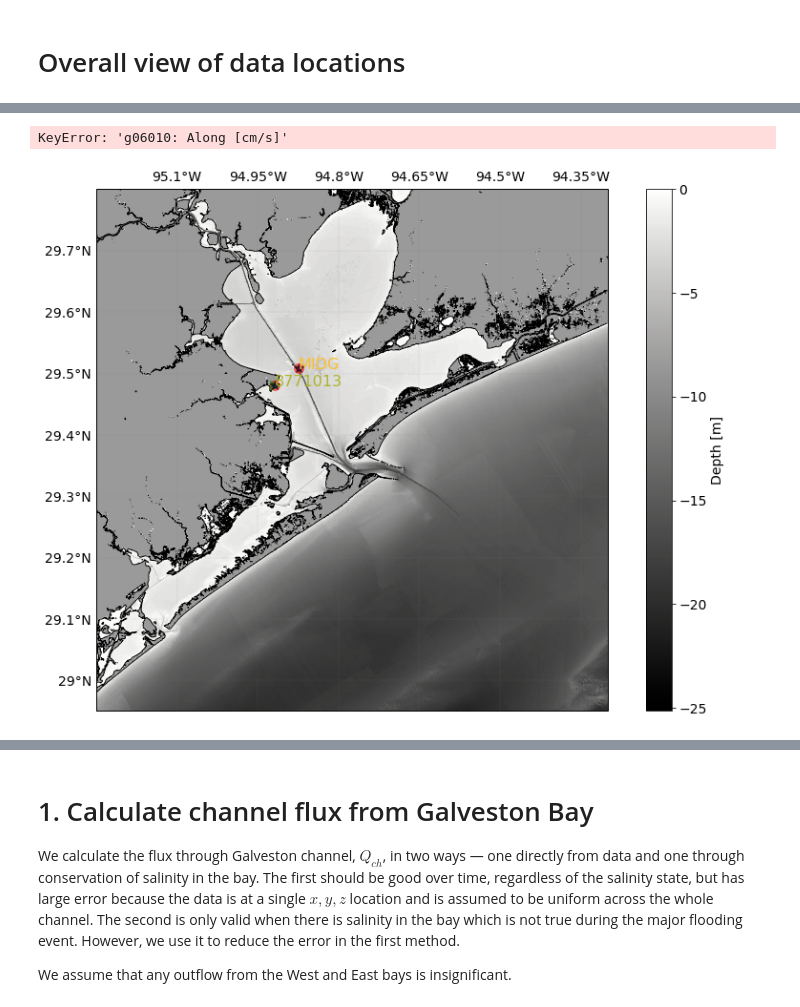
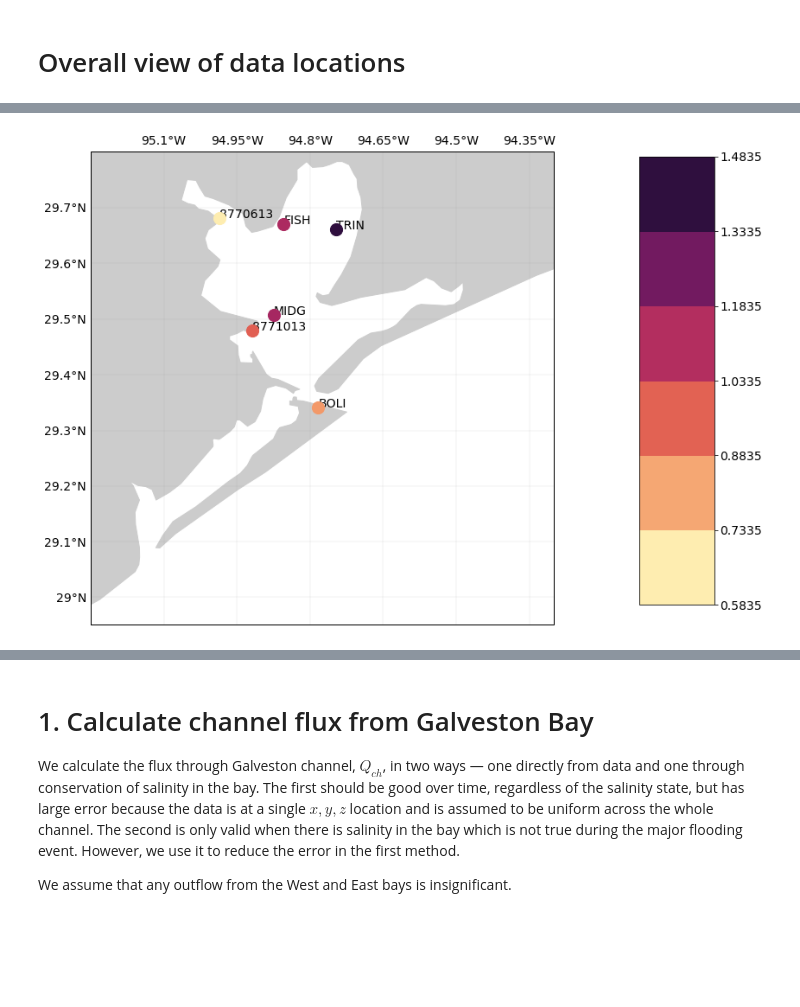
Before and after one commit to kthyng/flood_estimate, a Jupyter notebook: Hurricane Harvey Freshwater Input.ipynb, the cells around one changed output, grey strips where cells are left out. Cells and saved outputs as stored; diff of their text form; code cells hidden in the pictures; blank space fills up the shorter version.

```diff
--- a/Hurricane Harvey Freshwater Input.ipynb
+++ b/Hurricane Harvey Freshwater Input.ipynb
@@ -191,2 +110,3 @@ eta1341[:'2017-8-24'].plot(figsize=(14,5))
 # %%
-depths = np.unique([float(col.split('depth ')[1].split(' ')[0]) for col in df.columns if 'depth' in col])
+depths = -np.unique([float(col.split('depth ')[1].split(' ')[0]) for col in df.columns if 'depth' in col])
+depths = np.concatenate(([0], depths, [-12]))  # add 0 and 12
@@ -270,14 +116,13 @@ smean = np.zeros(dates.size)
 zmean = np.zeros(dates.size)
 
 for i, date in enumerate(dates):
-# date = '2017-8-30 06:00'
 
     s = np.zeros(len(depths))
     for j, depth in enumerate(depths):
         if depth == 0:  # make top of water column constant
             s[j] = df.loc[date,'g06010: Along [cm/s], depth %s [m]' % abs(depths[j+1])]
         elif depth == -12:
-            s[j] = s[j-1]/2
+            s[j] = 0
         else:
             s[j] = df.loc[date,'g06010: Along [cm/s], depth %s [m]' % abs(depth)]
 
@@ -326,6 +146,0 @@ u = uff.loc[date] * (2.5*np.log(rho * uff.loc[date] * z/mu) + 5.1)
-# %%
-dates = [tau0.index[i]]
-# dates = df.index
-s = np.zeros(len(depths))
-for j, depth in enumerate(depths):
-    s[j] = df.loc[date,'g06010: Along [cm/s], depth %s [m]' % abs(depth)]
@@ -403,0 +404,6 @@ ax.plot(*ll_1328, 'o', transform=pc, markersize=10)
+# %%
+
+def flushing(t, S0, tau):
+    '''exponential function.'''
+
+    return S0*np.exp(-t/tau)
@@ -404,36 +467,45 @@ ax.plot(*ll_1328, 'o', transform=pc, markersize=10)
 # %%
+base = 'drive_data/'
+d = np.load(base + 'bathy_galv_clean.npz')  # all of Galveston Bay
+bathy = d['bathy']; dx = d['dx']; dy = d['dy']; lon = d['lon']; lat = d['lat']
+bathyo = np.load(base + 'bathy_every_fifth.npz')['bathy'][::-1,:][1:-1,1:-1]  # all
+bathyo = np.ma.masked_where(bathyo>0, bathyo)
+
 fig = plt.figure(figsize=(12, 8))# (9.4, 7.7))
 
 ax = fig.add_axes([0.06, 0.01, 0.93, 0.95], projection=merc)
 ax.set_frame_on(False) # kind of like it without the box
 ax.set_extent([-95.25, -94.3, 28.95, 29.8], pc)
 gl = ax.gridlines(linewidth=0.2, color='gray', alpha=0.5, linestyle='-', draw_labels=True)
 # the following two make the labels look like lat/lon format
 gl.xformatter = LONGITUDE_FORMATTER
 gl.yformatter = LATITUDE_FORMATTER
 gl.xlabels_bottom = False  # turn off labels where you don't want them
 gl.ylabels_right = False
-# ax.add_feature(land_10m, facecolor='0.8')
-# ax.coastlines(resolution='10m')  # coastline resolution options are '110m', '50m', '10m'
+ax.add_feature(land_10m, facecolor='0.8')
 ax.set_facecolor('0.8')
-ax.pcolormesh(lon, lat, bathyo.mask, cmap=cmo.gray_r, vmin=0, vmax=3, transform=pc)
-mappable = ax.pcolormesh(lon, lat, bathyo, cmap=cmo.gray, transform=pc)
-ax.contour(lon, lat, bathyo.mask, 1, colors='k', linewidths=1, transform=pc)
-cb = fig.colorbar(mappable)
-cb.set_label('Depth [m]')
 
-for buoy in buoys_used:
-    for var in buoys[buoy]['vars']:
-        if var == 'AirT [deg C]':
-            continue
-        if not df['2017-08-24':'2017-09-3'][buoy + ': ' + var].isnull().all():
-            ax.plot(*buoys[buoy]['ll'], **plots[var], transform=pc, label=var, markersize=10)
-    ax.text(*buoys[buoy]['ll'], buoy, transform=pc, fontsize=16, color=buoys[buoy]['color'])
+# plot buoys
+vmin = taus.min(); vmax = taus.max()
+for saltcol, tau in zip(saltcols, taus):
+    buoy = saltcol.split(':')[0]
+    mappable = ax.scatter(*buoys[buoy]['ll'], c=tau, s=200, transform=pc, zorder=10, vmin=vmin, vmax=vmax, cmap=cmo.matter)
+    ax.text(*buoys[buoy]['ll'], buoy, transform=pc)
+# cb = plt.colorbar(mappable)
 
-handles, labels = ax.get_legend_handles_labels()
-by_label = OrderedDict(zip(labels, handles))
-ax.legend(by_label.values(), by_label.keys(), loc='lower right')
-fig.savefig('figures/map_wbathy.png', bbox_inches='tight', dpi=200)
+ax2 = fig.add_axes([0.95, 0.05, 0.1, 0.9])
+cmap = cmo.matter
+bounds = np.arange(vmin, vmax, 0.15)
+norm = matplotlib.colors.BoundaryNorm(bounds, cmap.N)
+cb2 = matplotlib.colorbar.ColorbarBase(ax2, cmap=cmap,
+                                norm=norm,
+                                # to use 'extend', you must
+                                # specify two extra boundaries:
+                                boundaries=bounds,
+                                ticks=bounds,  # optional
+                                spacing='proportional')
+
+
+# cb.set_label('Timescale [days]')
 # %% [output]
-KeyError: 'g06010: Along [cm/s]'
-[figure, old version]
+[figure, new version]
```
Also changed, not shown: parts of 76 cells of this notebook.
